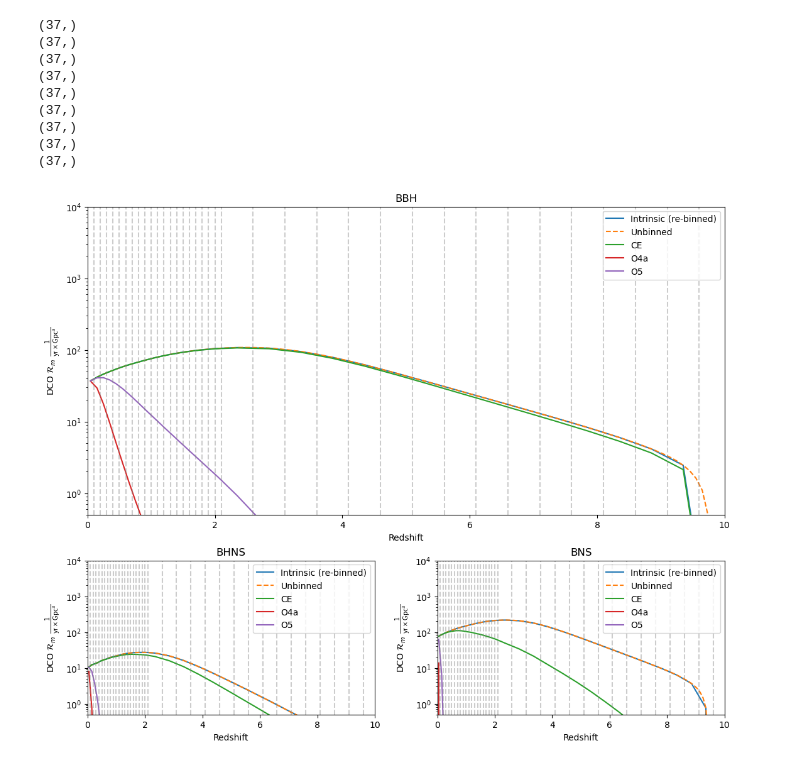
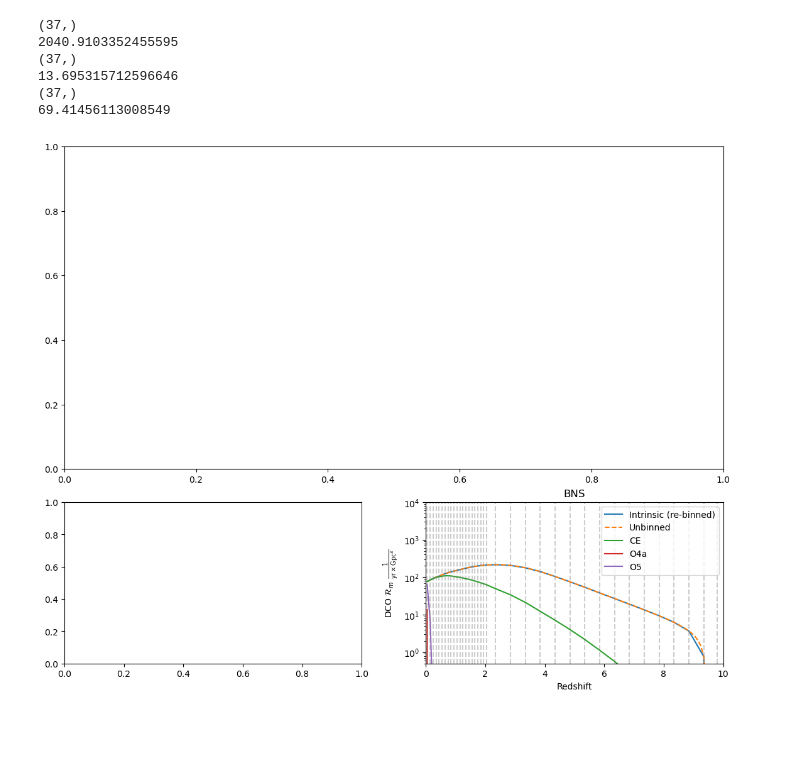
Before and after one commit to stlgolfer/metallicity_mergers, a Jupyter notebook: rates_large_plot.ipynb, the cells around one changed output. Drawn from its saved outputs; the diff is of its cells as text; code cells hidden in the pictures; blank space fills up the shorter version.

```diff
--- a/rates_large_plot.ipynb
+++ b/rates_large_plot.ipynb
@@ -46,6 +46,7 @@ def plot_with_cut(fname, ax, redshifts, intrinsic_rate, label, comoving_volume):
     ax.set_ylim(0.5, 10e3)
     ax.legend()
     ax.set_yscale('log')
+    print(np.sum(p_line))
 
 def plot_subpopulation(pop_type, loc):
     # with open(f'./fiducial_{pop_type}.pkl', 'rb') as p:
@@ -72,40 +73,38 @@ def plot_subpopulation(pop_type, loc):
         intrinsic_rate,
         label='Intrinsic (re-binned)'
     )
     ax.plot(
         (fci_out[other_rate_key]['redshifts'][1:]+fci_out[other_rate_key]['redshifts'][:-1])/2,
         # fci_out[other_rate_key]['redshifts'][:-1],
         np.sum(fci_out[other_rate_key]['merger_rate'], axis=0),
         label='Unbinned',
         linestyle='--'
     )
+    # print(np.sum(fci_out[rate_key]['merger_rate']))
     # now also plot the SNR cuts
     plot_with_cut(f'{pop_type}_CE_8.npy', ax, reds_bin_centers, intrinsic_rate, 'CE', comoving_volume)
     plot_with_cut(f'{pop_type}_LV_O4a_8.npy', ax, reds_bin_centers, intrinsic_rate, 'O4a', comoving_volume)
     plot_with_cut(f'{pop_type}_LVK_O5_8.npy', ax, reds_bin_centers, intrinsic_rate, 'O5', comoving_volume)
 
     ax.set_xlabel('Redshift')
     ax.set_ylabel(r'DCO $\mathcal{R}_m~\frac{1}{\text{yr}\times\text{Gpc}^3}$')
     ax.set_xlim(0, 10)
     ax.set_ylim(0.5, 10e3)
     ax.legend()
     ax.set_yscale('log')
     ax.set_title(pop_type)
-    for r in fci_out[rate_key]['redshifts'][:-1]:
+    for r in reds_bin_centers:
         ax.axvline(r, color='grey', linestyle='dashed', alpha=0.4)
     # p.close()
     fci_out.close()
-plot_subpopulation('BBH', 'Top')
-plot_subpopulation('BHNS', 'Left')
+# plot_subpopulation('BBH', 'Top')
+# plot_subpopulation('BHNS', 'Left')
 plot_subpopulation('BNS', 'Right')
 # %% [output]
 (37,)
+2040.9103352455595
 (37,)
+13.695315712596646
 (37,)
-(37,)
-(37,)
-(37,)
-(37,)
-(37,)
-(37,)
+69.41456113008549
-[figure, old version]
+[figure, new version]
```
Also changed, not shown: 2 other files.
